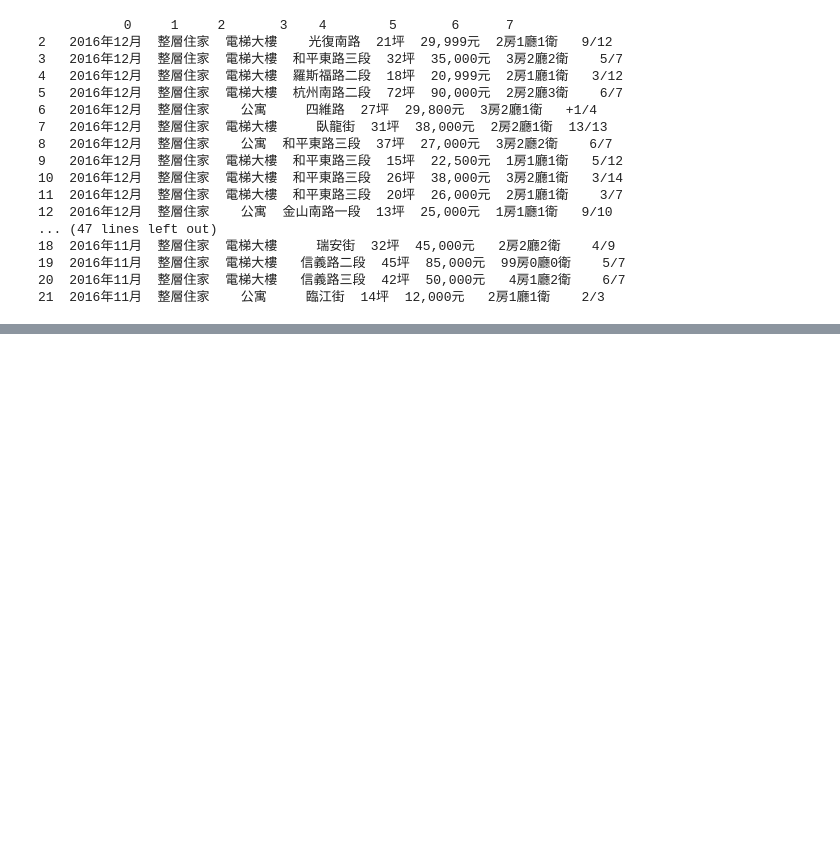
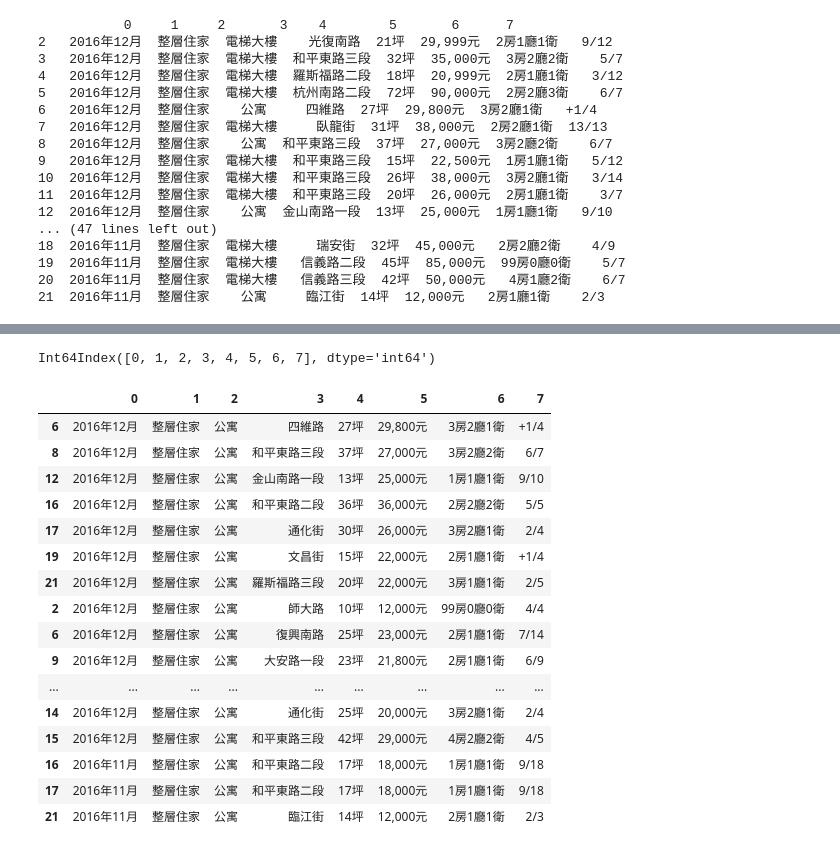
Before and after one commit to tonytommy4714/iii, a Jupyter notebook: 租屋爬蟲.ipynb, the cells around one changed output, grey strips where cells are left out. Saved outputs shown, nothing was run; the diff lists cells and outputs as text; code cells hidden in the pictures; blank space fills up the shorter version.

```diff
--- a/租屋爬蟲.ipynb
+++ b/租屋爬蟲.ipynb
@@ -166,0 +241,6 @@ TypeError: cannot concatenate object of type "<class 'list'>"; only pd.Series, p
+# %%
+m=pd.concat(table)
+
+
+
+print(m)
@@ -166,0 +265,26 @@ TypeError: cannot concatenate object of type "<class 'list'>"; only pd.Series, p
+# %%
+m.columns
+# %% [output]
+Int64Index([0, 1, 2, 3, 4, 5, 6, 7], dtype='int64')
+# %%
+m = m[m[0]!='成交時間']
+# %%
+m[m[2]=='公寓']
+# %% [output]
+|  | 0 | 1 | 2 | 3 | 4 | 5 | 6 | 7 |
+| 6 | 2016年12月 | 整層住家 | 公寓 | 四維路 | 27坪 | 29,800元 | 3房2廳1衛 | +1/4 |
+| 8 | 2016年12月 | 整層住家 | 公寓 | 和平東路三段 | 37坪 | 27,000元 | 3房2廳2衛 | 6/7 |
+| 12 | 2016年12月 | 整層住家 | 公寓 | 金山南路一段 | 13坪 | 25,000元 | 1房1廳1衛 | 9/10 |
+| 16 | 2016年12月 | 整層住家 | 公寓 | 和平東路二段 | 36坪 | 36,000元 | 2房2廳2衛 | 5/5 |
+| 17 | 2016年12月 | 整層住家 | 公寓 | 通化街 | 30坪 | 26,000元 | 3房2廳1衛 | 2/4 |
+| 19 | 2016年12月 | 整層住家 | 公寓 | 文昌街 | 15坪 | 22,000元 | 2房1廳1衛 | +1/4 |
+| 21 | 2016年12月 | 整層住家 | 公寓 | 羅斯福路三段 | 20坪 | 22,000元 | 3房1廳1衛 | 2/5 |
+| 2 | 2016年12月 | 整層住家 | 公寓 | 師大路 | 10坪 | 12,000元 | 99房0廳0衛 | 4/4 |
+| 6 | 2016年12月 | 整層住家 | 公寓 | 復興南路 | 25坪 | 23,000元 | 2房1廳1衛 | 7/14 |
+| 9 | 2016年12月 | 整層住家 | 公寓 | 大安路一段 | 23坪 | 21,800元 | 2房1廳1衛 | 6/9 |
+| ... | ... | ... | ... | ... | ... | ... | ... | ... |
+| 14 | 2016年12月 | 整層住家 | 公寓 | 通化街 | 25坪 | 20,000元 | 3房2廳1衛 | 2/4 |
+| 15 | 2016年12月 | 整層住家 | 公寓 | 和平東路三段 | 42坪 | 29,000元 | 4房2廳2衛 | 4/5 |
+| 16 | 2016年11月 | 整層住家 | 公寓 | 和平東路二段 | 17坪 | 18,000元 | 1房1廳1衛 | 9/18 |
+| 17 | 2016年11月 | 整層住家 | 公寓 | 和平東路二段 | 17坪 | 18,000元 | 1房1廳1衛 | 9/18 |
+| 21 | 2016年11月 | 整層住家 | 公寓 | 臨江街 | 14坪 | 12,000元 | 2房1廳1衛 | 2/3 |
```
Also changed, not shown: parts of 15 cells of this notebook.
